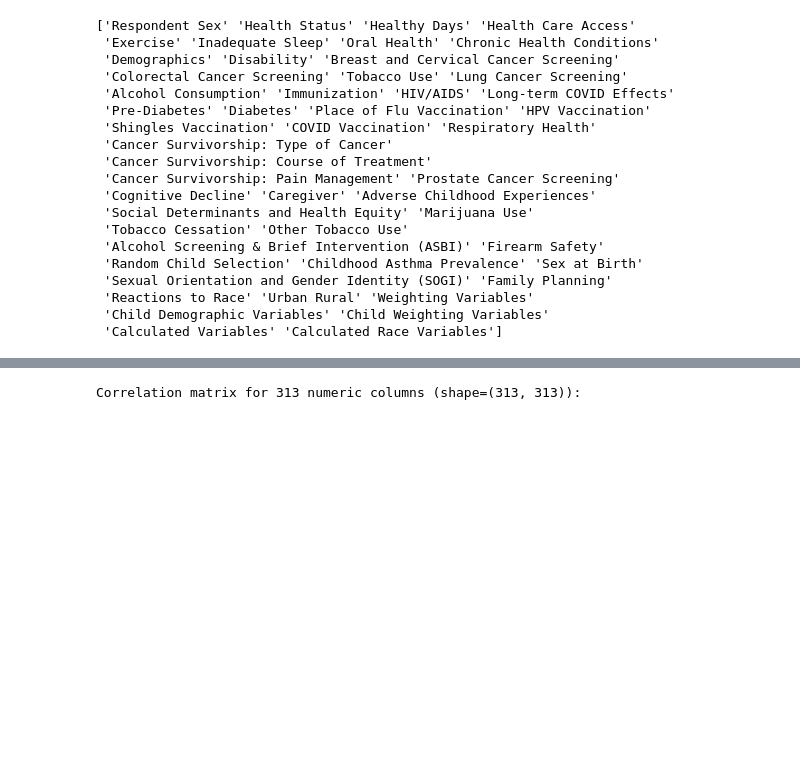
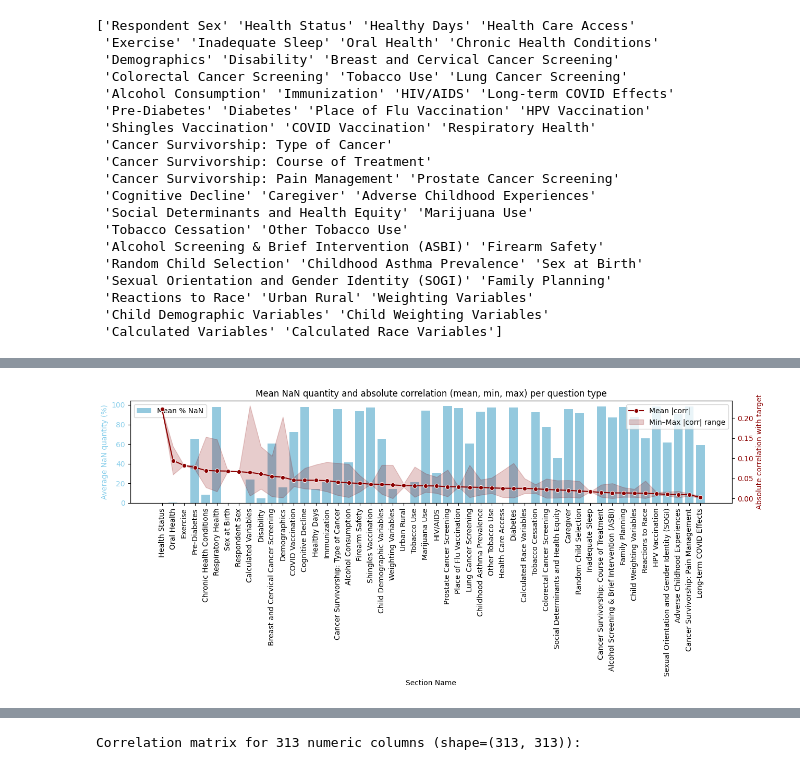
Before and after one commit to AugustinGrunewald/Mini-Hackaton, a Jupyter notebook: main_ag.ipynb, the cells around one changed output, grey strips where cells are left out. Drawn from its saved outputs; the diff is of its cells as text; code cells hidden in the pictures; blank space fills up the shorter version.

```diff
--- a/main_ag.ipynb
+++ b/main_ag.ipynb
@@ -209,0 +240,80 @@ print(labels4_questions_df["Section Name"].unique())
+# %%
+# Nan percentages
+nan_percent = original4_df.isna().mean() * 100
+nan_percent = nan_percent.reset_index()
+nan_percent.columns = ["SAS_Variable_Name", "NaN_percent"]
+
+# Correlation with target
+corrs = []
+target = original4_df["TARGET"]
+
+for col in original4_df.columns:
+    if col == "TARGET":
+        continue
+    try:
+        if pd.api.types.is_numeric_dtype(original4_df[col]):
+            corr = original4_df[col].corr(target)
+            corrs.append((col, corr))
+        else:
+            corrs.append((col, np.nan))
+    except Exception:
+        corrs.append((col, np.nan))
+
+corr_df = pd.DataFrame(corrs, columns=["SAS_Variable_Name", "corr_with_target"])
+
+# Merging tables
+merged = (
+    nan_percent
+    .merge(corr_df, on="SAS_Variable_Name", how="left")
+    .merge(labels4_questions_df[["SAS_Variable_Name", "Section Name"]],
+           on="SAS_Variable_Name", how="left")
+)
+
+# Mean for each type of questions
+summary = merged.groupby("Section Name").agg(
+    mean_nan_percent=("NaN_percent", "mean"),
+    mean_abs_corr=("corr_with_target", lambda x: np.nanmean(np.abs(x))),
+    min_abs_corr=("corr_with_target", lambda x: np.nanmin(np.abs(x))),
+    max_abs_corr=("corr_with_target", lambda x: np.nanmax(np.abs(x)))
+).sort_values("mean_abs_corr", ascending=False)
+
+# Visualization
+fig, ax1 = plt.subplots(figsize=(13,6))
+
+# Bar plot for mean NaN %
+sns.barplot(
+    data=summary.reset_index(),
+    x="Section Name", y="mean_nan_percent",
+    color="skyblue", label="Mean % NaN", ax=ax1
+)
+ax1.set_ylabel("Average NaN quantity (%)", color="skyblue")
+ax1.tick_params(axis='y', labelcolor="skyblue")
+ax1.set_xticklabels(ax1.get_xticklabels(), rotation=90)
+
+# Line plot for mean correlation
+ax2 = ax1.twinx()
+sns.lineplot(
+    data=summary.reset_index(),
+    x="Section Name", y="mean_abs_corr",
+    color="darkred", marker="o", label="Mean |corr|", ax=ax2
+)
+
+# Add min and max as shaded area or lines
+ax2.fill_between(
+    range(len(summary)),
+    summary["min_abs_corr"],
+    summary["max_abs_corr"],
+    color="darkred",
+    alpha=0.2,
+    label="Min–Max |corr| range"
+)
+
+ax2.set_ylabel("Absolute correlation with target", color="darkred")
+ax2.tick_params(axis='y', labelcolor="darkred")
+
+plt.title("Mean NaN quantity and absolute correlation (mean, min, max) per question type")
+fig.tight_layout()
+plt.legend(loc="upper right")
+plt.show()
+# %% [output]
+[figure, added]
```
Also changed, not shown: parts of 14 cells of this notebook.
